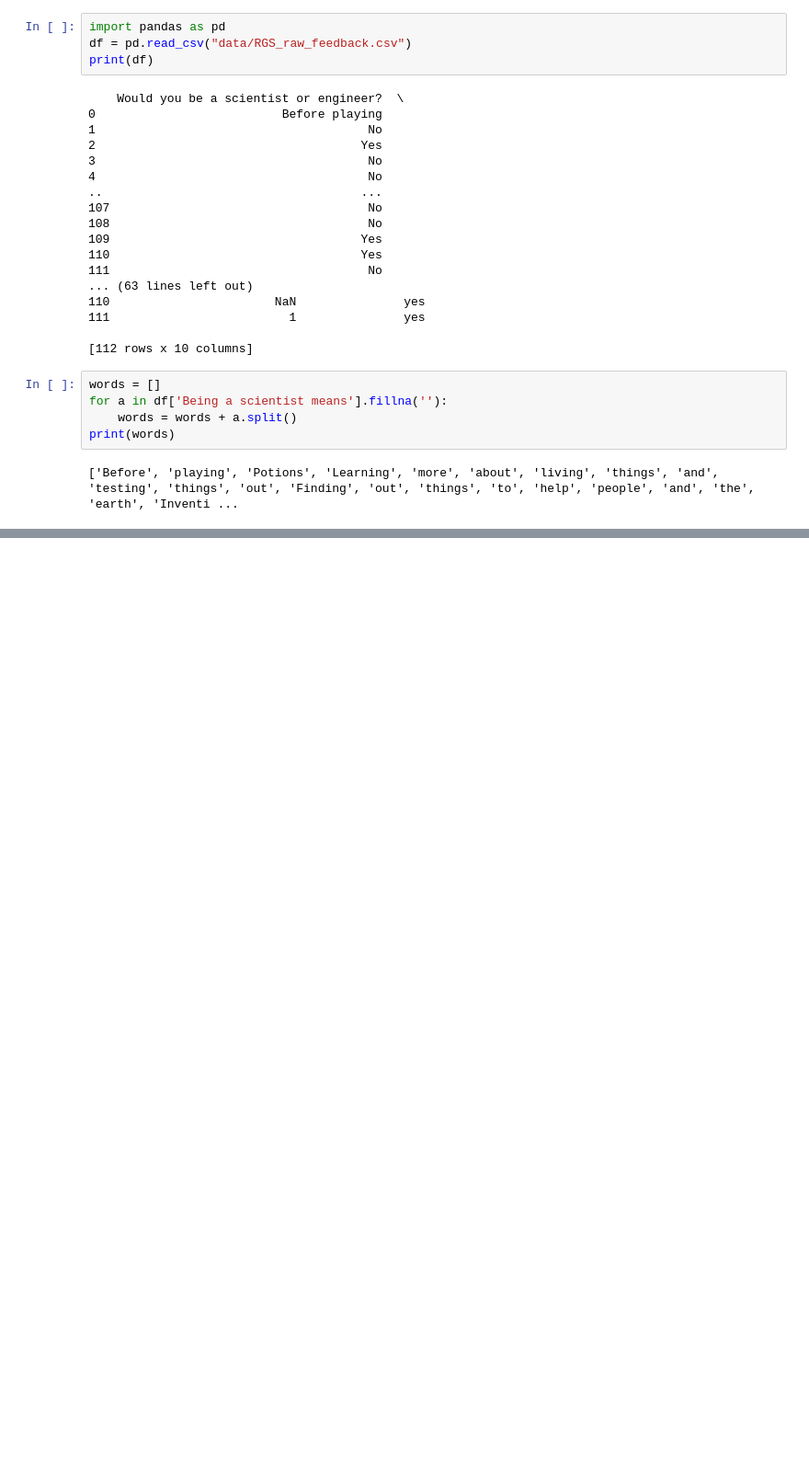
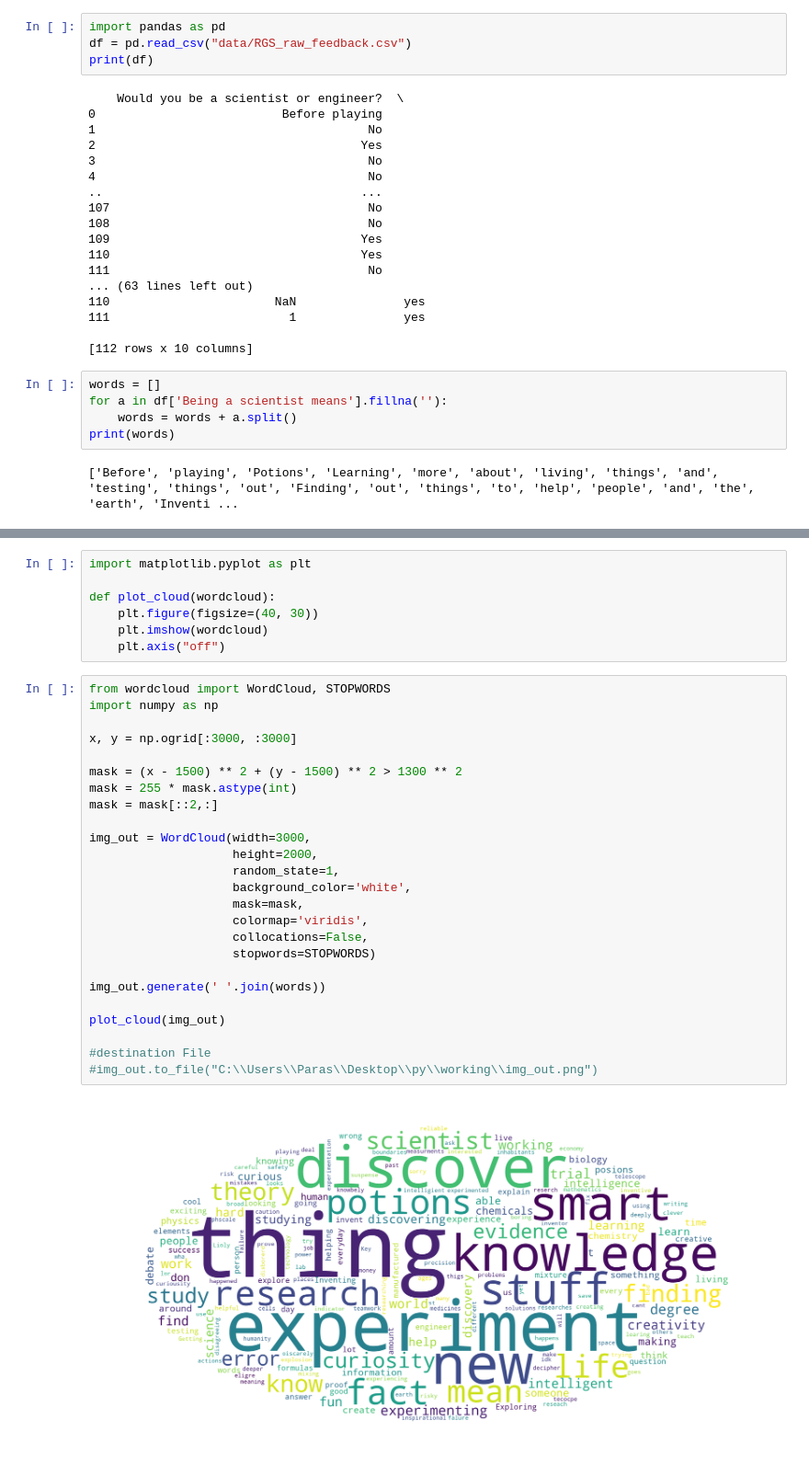
Before and after one commit to markbasham/DiamondTheGamePrintAndPlayGraphs, a Jupyter notebook: RGS_WordClouds.ipynb, the cells around one changed output, grey strips where cells are left out. Shown: that part at 92% size. Saved outputs shown, nothing was run; the diff lists cells and outputs as text; blank space fills up the shorter version.

Commit message:
Updates to make a basic wordcloud work

```diff
--- a/RGS_WordClouds.ipynb
+++ b/RGS_WordClouds.ipynb
@@ -33,0 +30,34 @@ ModuleNotFoundError: No module named 'wordcloud'
+# %%
+import matplotlib.pyplot as plt
+
+def plot_cloud(wordcloud):
+    plt.figure(figsize=(40, 30))
+    plt.imshow(wordcloud)
+    plt.axis("off")
+# %%
+from wordcloud import WordCloud, STOPWORDS
+import numpy as np
+
+x, y = np.ogrid[:3000, :3000]
+
+mask = (x - 1500) ** 2 + (y - 1500) ** 2 > 1300 ** 2
+mask = 255 * mask.astype(int)
+mask = mask[::2,:]
+
+img_out = WordCloud(width=3000,
+                    height=2000,
+                    random_state=1,
+                    background_color='white',
+                    mask=mask,
+                    colormap='viridis',
+                    collocations=False,
+                    stopwords=STOPWORDS)
+
+img_out.generate(' '.join(words))
+
+plot_cloud(img_out)
+
+#destination File
+#img_out.to_file("C:\\Users\\Paras\\Desktop\\py\\working\\img_out.png")
+# %% [output]
+[figure, added]
```
Also changed, not shown: parts of 1 cell of this notebook, 1 other file.
